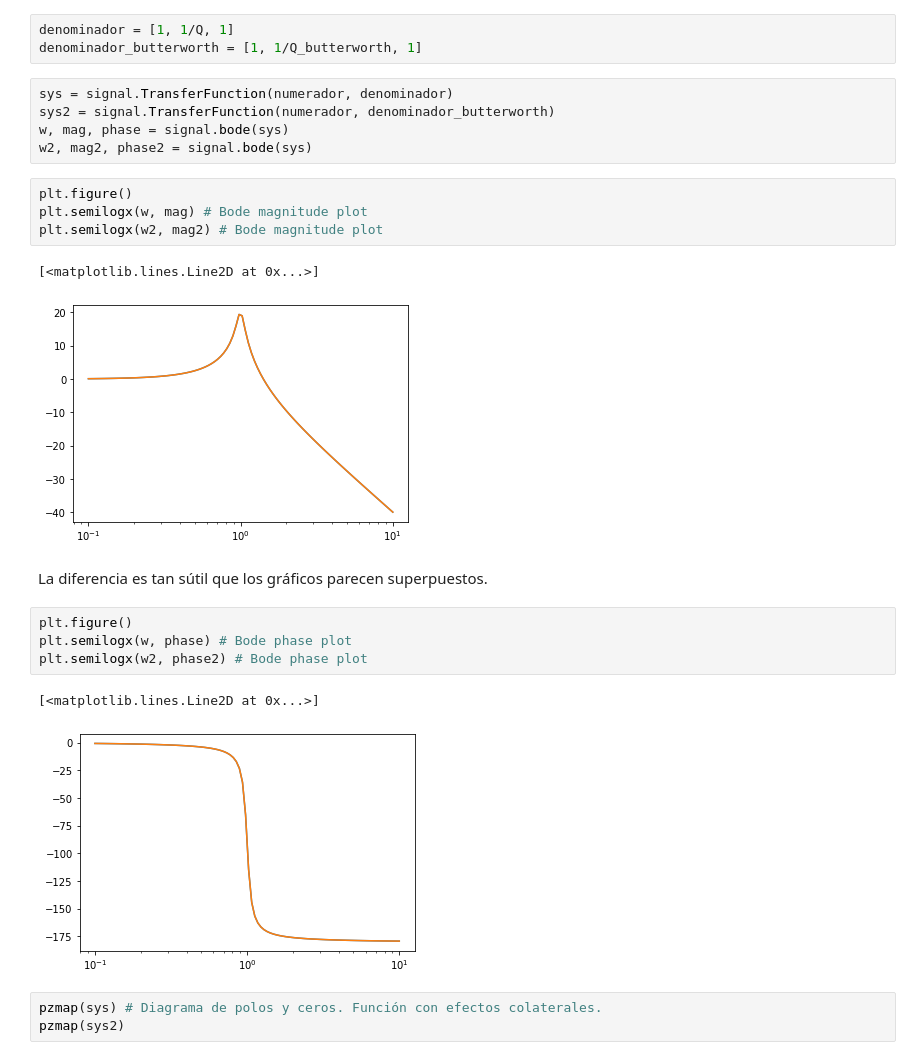
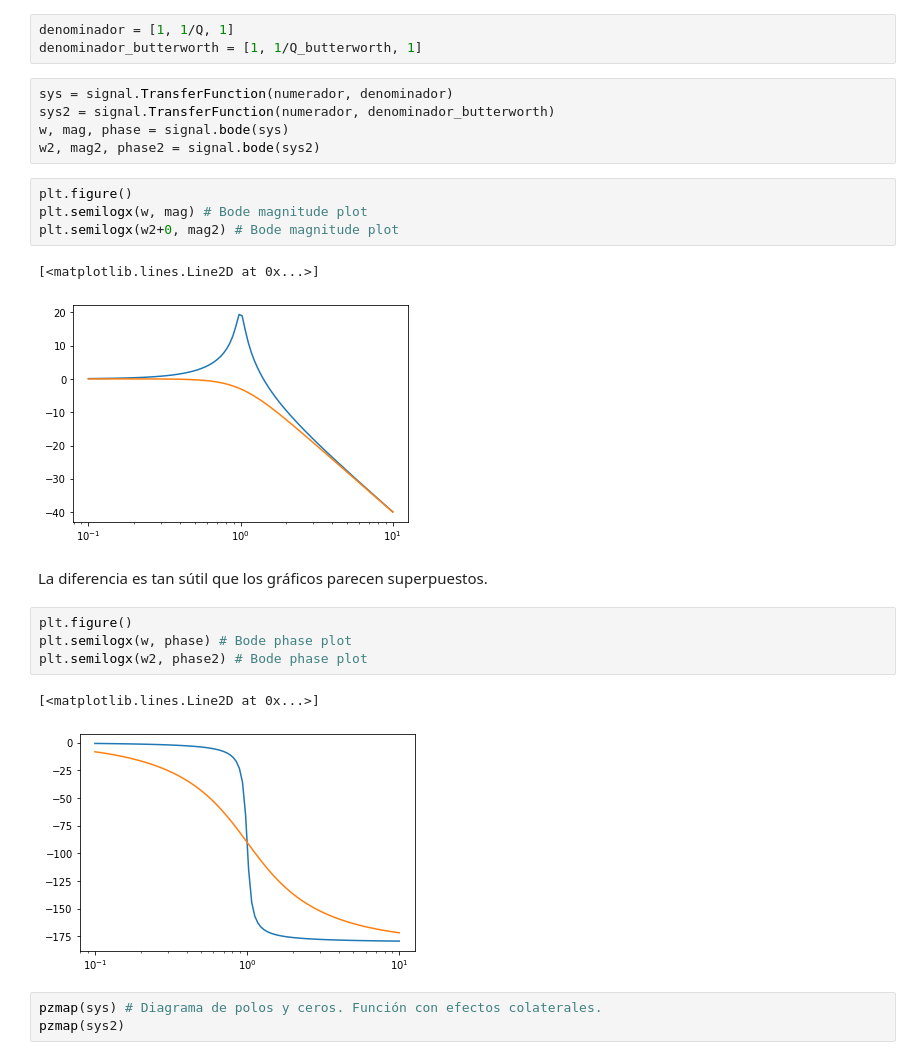
Before and after one commit to fedeSantana/TC2, a Jupyter notebook: Tarea semanal 2/Tarea Semanal 2.ipynb, the cells around one changed output. Cells and saved outputs as stored; diff of their text form.

```diff
--- a/Tarea semanal 2/Tarea Semanal 2.ipynb
+++ b/Tarea semanal 2/Tarea Semanal 2.ipynb
@@ -30,14 +26,14 @@ denominador_butterworth = [1, 1/Q_butterworth, 1]
 sys = signal.TransferFunction(numerador, denominador)
 sys2 = signal.TransferFunction(numerador, denominador_butterworth)
 w, mag, phase = signal.bode(sys)
-w2, mag2, phase2 = signal.bode(sys)
+w2, mag2, phase2 = signal.bode(sys2)
 # %%
 plt.figure()
 plt.semilogx(w, mag) # Bode magnitude plot
-plt.semilogx(w2, mag2) # Bode magnitude plot
+plt.semilogx(w2+0, mag2) # Bode magnitude plot
 # %% [output]
 [<matplotlib.lines.Line2D at 0x...>]
-[figure, old version]
+[figure, new version]
 # %% [markdown]
 La diferencia es tan sútil que los gráficos parecen superpuestos.
 # %%
@@ -46,7 +42,7 @@ plt.semilogx(w, phase) # Bode phase plot
 plt.semilogx(w2, phase2) # Bode phase plot
 # %% [output]
 [<matplotlib.lines.Line2D at 0x...>]
-[figure, old version]
+[figure, new version]
 # %%
 pzmap(sys) # Diagrama de polos y ceros. Función con efectos colaterales.
 pzmap(sys2)
```
Also changed, not shown: parts of 1 cell of this notebook.
